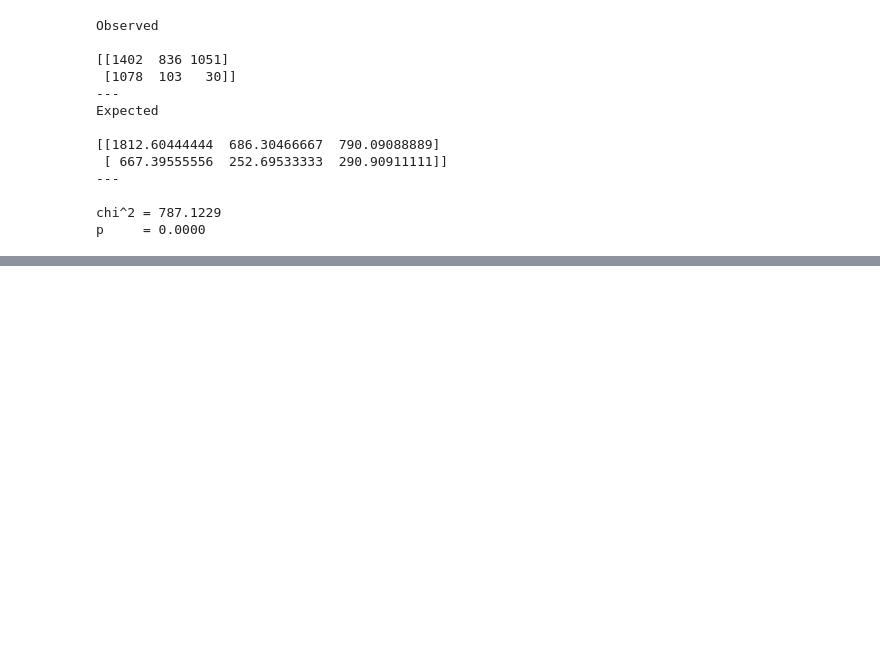
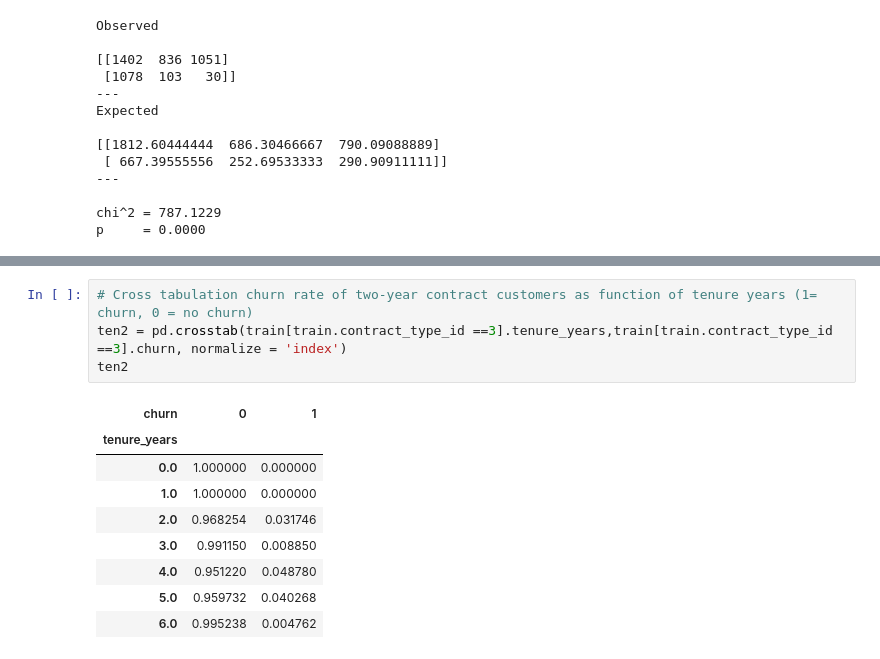
Before and after one commit to ravinder79/Telco_Churn, a Jupyter notebook: Telco_Churn_Final.ipynb, the cells around one changed output, grey strips where cells are left out. Drawn from its saved outputs; the diff is of its cells as text; blank space fills up the shorter version.

```diff
--- a/Telco_Churn_Final.ipynb
+++ b/Telco_Churn_Final.ipynb
@@ -269,0 +301,14 @@ p     = 0.0000
+# %%
+# Cross tabulation churn rate of two-year contract customers as function of tenure years (1= churn, 0 = no churn)
+ten2 = pd.crosstab(train[train.contract_type_id ==3].tenure_years,train[train.contract_type_id ==3].churn, normalize = 'index')
+ten2
+# %% [output]
+| churn | 0 | 1 |
+| tenure_years |  |  |
+| 0.0 | 1.000000 | 0.000000 |
+| 1.0 | 1.000000 | 0.000000 |
+| 2.0 | 0.968254 | 0.031746 |
+| 3.0 | 0.991150 | 0.008850 |
+| 4.0 | 0.951220 | 0.048780 |
+| 5.0 | 0.959732 | 0.040268 |
+| 6.0 | 0.995238 | 0.004762 |
```
Also changed, not shown: parts of 6 cells of this notebook.
